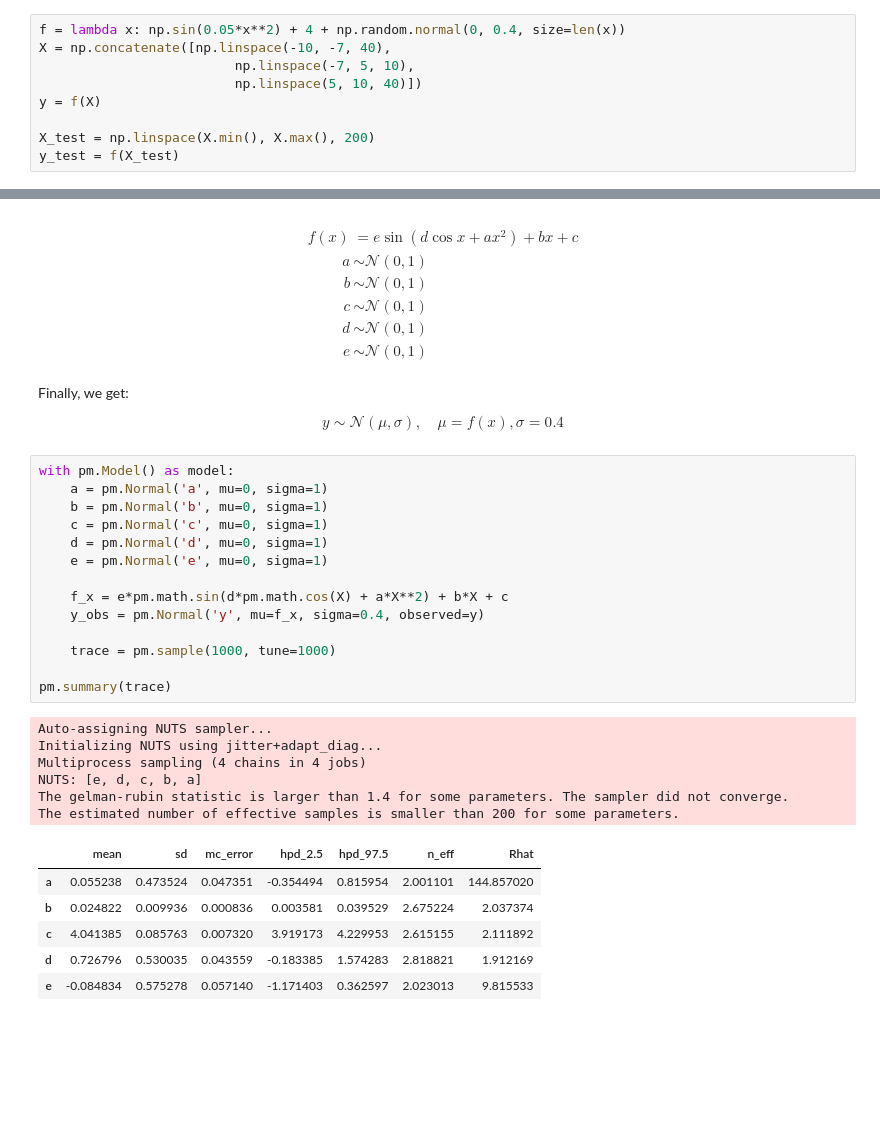
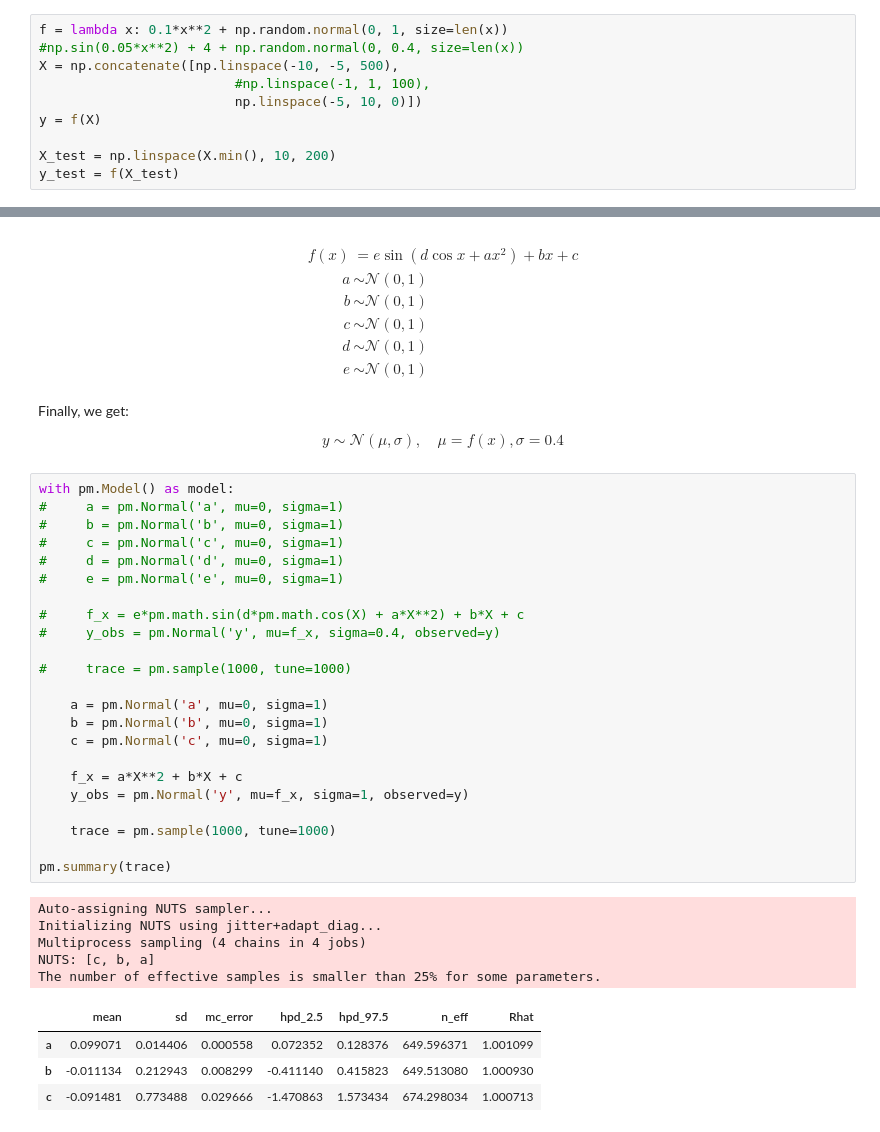
Before and after one commit to AnthonyRentsch/calibrated_regression, a Jupyter notebook: BayesianRegression_AR.ipynb, the cells around one changed output, grey strips where cells are left out. Drawn from its saved outputs; the diff is of its cells as text; blank space fills up the shorter version.

```diff
--- a/BayesianRegression_AR.ipynb
+++ b/BayesianRegression_AR.ipynb
@@ -139,12 +139,13 @@ calib.plot_diagnostic_curve(ax, X_test, y_test);
 # %% [markdown]
 # Epistemic uncertainty
 # %%
-f = lambda x: np.sin(0.05*x**2) + 4 + np.random.normal(0, 0.4, size=len(x))
-X = np.concatenate([np.linspace(-10, -7, 40),
-                         np.linspace(-7, 5, 10),
-                         np.linspace(5, 10, 40)])
+f = lambda x: 0.1*x**2 + np.random.normal(0, 1, size=len(x))
+#np.sin(0.05*x**2) + 4 + np.random.normal(0, 0.4, size=len(x))
+X = np.concatenate([np.linspace(-10, -5, 500),
+                         #np.linspace(-1, 1, 100),
+                         np.linspace(-5, 10, 0)])
 y = f(X)
 
-X_test = np.linspace(X.min(), X.max(), 200)
+X_test = np.linspace(X.min(), 10, 200)
 y_test = f(X_test)
 # %%
@@ -178,29 +179,35 @@ y \sim \mathcal{N}(\mu,\sigma), \quad \mu = f(x), \sigma=0.4
 $$
 # %%
 with pm.Model() as model:
+#     a = pm.Normal('a', mu=0, sigma=1)
+#     b = pm.Normal('b', mu=0, sigma=1)
+#     c = pm.Normal('c', mu=0, sigma=1)
+#     d = pm.Normal('d', mu=0, sigma=1)
+#     e = pm.Normal('e', mu=0, sigma=1)
+
+#     f_x = e*pm.math.sin(d*pm.math.cos(X) + a*X**2) + b*X + c
+#     y_obs = pm.Normal('y', mu=f_x, sigma=0.4, observed=y)
+
+#     trace = pm.sample(1000, tune=1000)
+
     a = pm.Normal('a', mu=0, sigma=1)
     b = pm.Normal('b', mu=0, sigma=1)
     c = pm.Normal('c', mu=0, sigma=1)
-    d = pm.Normal('d', mu=0, sigma=1)
-    e = pm.Normal('e', mu=0, sigma=1)
 
-    f_x = e*pm.math.sin(d*pm.math.cos(X) + a*X**2) + b*X + c
-    y_obs = pm.Normal('y', mu=f_x, sigma=0.4, observed=y)
+    f_x = a*X**2 + b*X + c
+    y_obs = pm.Normal('y', mu=f_x, sigma=1, observed=y)
 
     trace = pm.sample(1000, tune=1000)
 
 pm.summary(trace)
 # %% [output]
 Auto-assigning NUTS sampler...
 Initializing NUTS using jitter+adapt_diag...
 Multiprocess sampling (4 chains in 4 jobs)
-NUTS: [e, d, c, b, a]
-The gelman-rubin statistic is larger than 1.4 for some parameters. The sampler did not converge.
-The estimated number of effective samples is smaller than 200 for some parameters.
+NUTS: [c, b, a]
+The number of effective samples is smaller than 25% for some parameters.
 |  | mean | sd | mc_error | hpd_2.5 | hpd_97.5 | n_eff | Rhat |
-| a | 0.055238 | 0.473524 | 0.047351 | -0.354494 | 0.815954 | 2.001101 | 144.857020 |
-| b | 0.024822 | 0.009936 | 0.000836 | 0.003581 | 0.039529 | 2.675224 | 2.037374 |
-| c | 4.041385 | 0.085763 | 0.007320 | 3.919173 | 4.229953 | 2.615155 | 2.111892 |
-| d | 0.726796 | 0.530035 | 0.043559 | -0.183385 | 1.574283 | 2.818821 | 1.912169 |
-| e | -0.084834 | 0.575278 | 0.057140 | -1.171403 | 0.362597 | 2.023013 | 9.815533 |
+| a | 0.099071 | 0.014406 | 0.000558 | 0.072352 | 0.128376 | 649.596371 | 1.001099 |
+| b | -0.011134 | 0.212943 | 0.008299 | -0.411140 | 0.415823 | 649.513080 | 1.000930 |
+| c | -0.091481 | 0.773488 | 0.029666 | -1.470863 | 1.573434 | 674.298034 | 1.000713 |
 # %%
```
Also changed, not shown: parts of 12 cells of this notebook.
